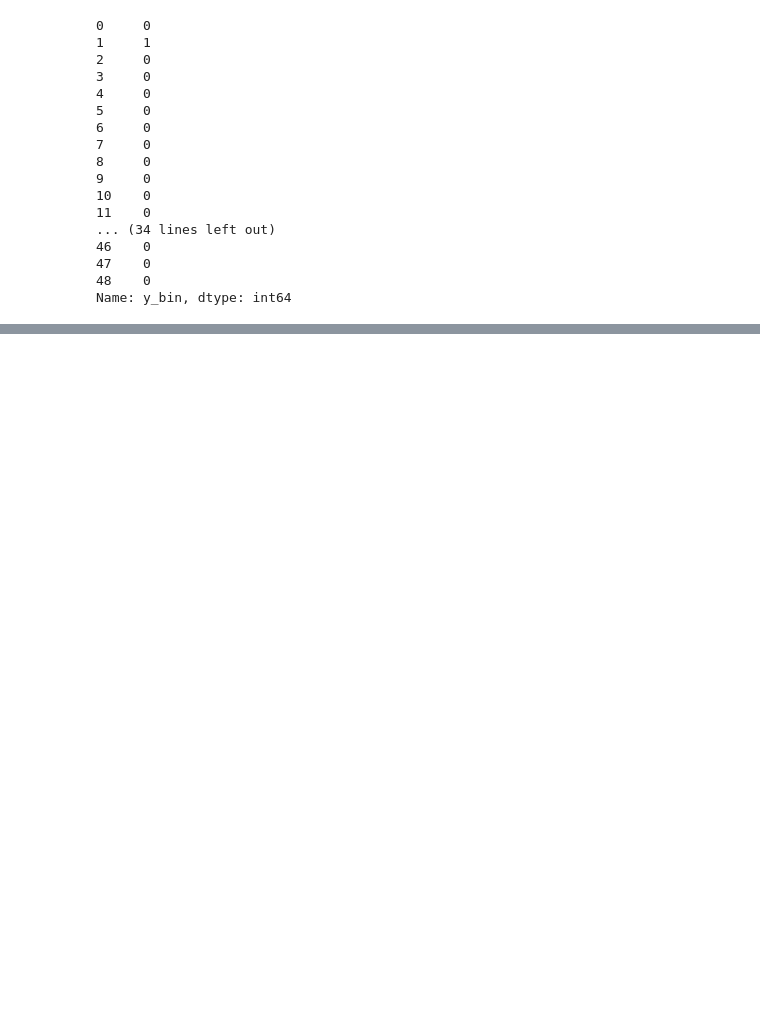
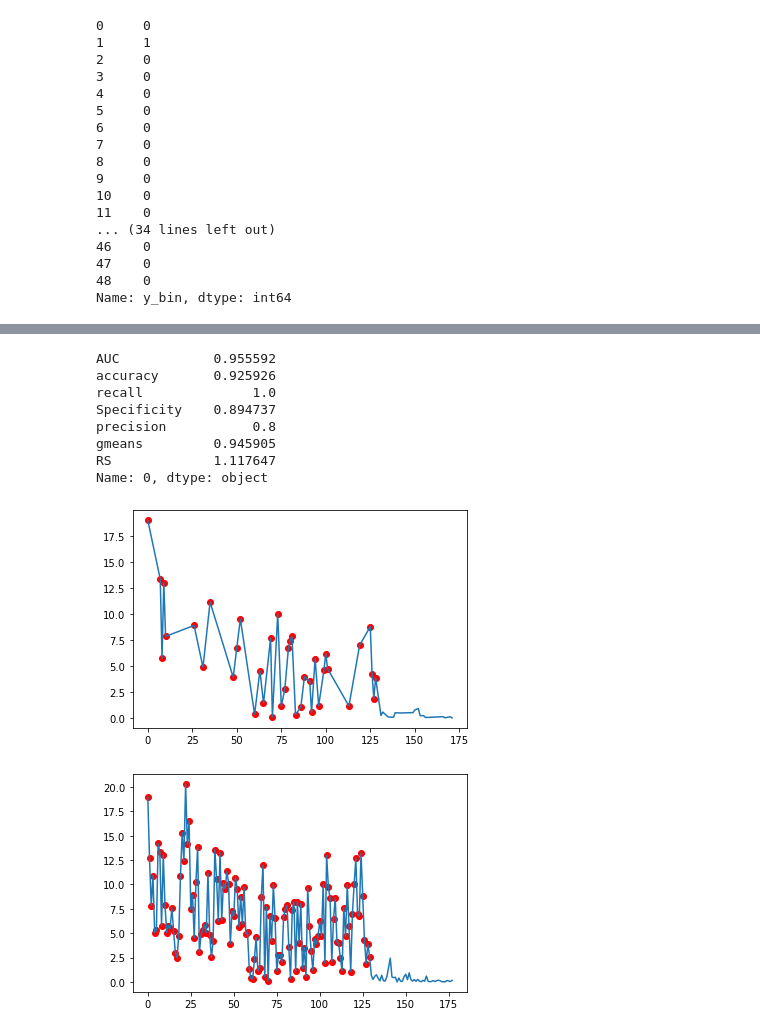
Before and after one commit to yuki-taniguchi/syuuron, a Jupyter notebook: MTSBag/code/野球部データ試し_0514.ipynb, the cells around one changed output, grey strips where cells are left out. Cells and saved outputs as stored; diff of their text form; code cells hidden in the pictures; blank space fills up the shorter version.

```diff
--- a/MTSBag/code/野球部データ試し_0514.ipynb
+++ b/MTSBag/code/野球部データ試し_0514.ipynb
@@ -83,0 +224,42 @@ MTS開始！
+# %%
+import seaborn as sns
+import matplotlib.pyplot as plt
+# 使用する7つの変数をランダムに取得する
+# バギングをする際はそれぞれのサブサンプルで7つの変数を選択する．
+result_df = pd.DataFrame(
+                            columns=['AUC', 'accuracy', 'recall', 'Specificity', 'precision', 'gmeans', 'RS'],
+                            index=range(n_experiment))
+random_s = random.sample(list(X.columns), len(X.columns) if len(X.columns) < 7 else 7)
+X = X[random_s]
+
+X_train, X_test, y_train, y_test = train_test_split(X, y, test_size=0.3)
+
+reduced_model_scaler, reduced_model_t, reduced_model_ips, select_columns, select_columns_weight = fit_WMTGS(X_train, y_train)
+y_train_pred = cal_gram_WMD_by_reduced_model(X_train, reduced_model_scaler, reduced_model_t, reduced_model_ips, select_columns, select_columns_weight)
+
+threshold = determine_threshold(y_train, y_train_pred)
+
+y_proba, y_pred = predict_WMTGS(X_test, reduced_model_scaler, reduced_model_t, reduced_model_ips, select_columns, select_columns_weight, threshold)
+
+
+result_df = make_result_df(result_df, y_test, y_pred, y_proba, 0)
+display(result_df.iloc[0])
+sns.lineplot(x=X_test.index, y=y_proba)
+plt.scatter(x=y_test[y_test == 1].index, y=y_proba[y_test == 1], c='r')
+plt.show()
+all_pred, _ = predict_WMTGS(X, reduced_model_scaler, reduced_model_t, reduced_model_ips, select_columns, select_columns_weight, threshold)
+
+sns.lineplot(x=X.index, y=all_pred)
+plt.scatter(x=y[y == 1].index, y=all_pred[y == 1], c='r')
+plt.show()
+# %% [output]
+AUC            0.955592
+accuracy       0.925926
+recall              1.0
+Specificity    0.894737
+precision           0.8
+gmeans         0.945905
+RS             1.117647
+Name: 0, dtype: object
+[figure, added]
+[figure, added]
```
Also changed, not shown: parts of 9 cells of this notebook, 14 other files.
